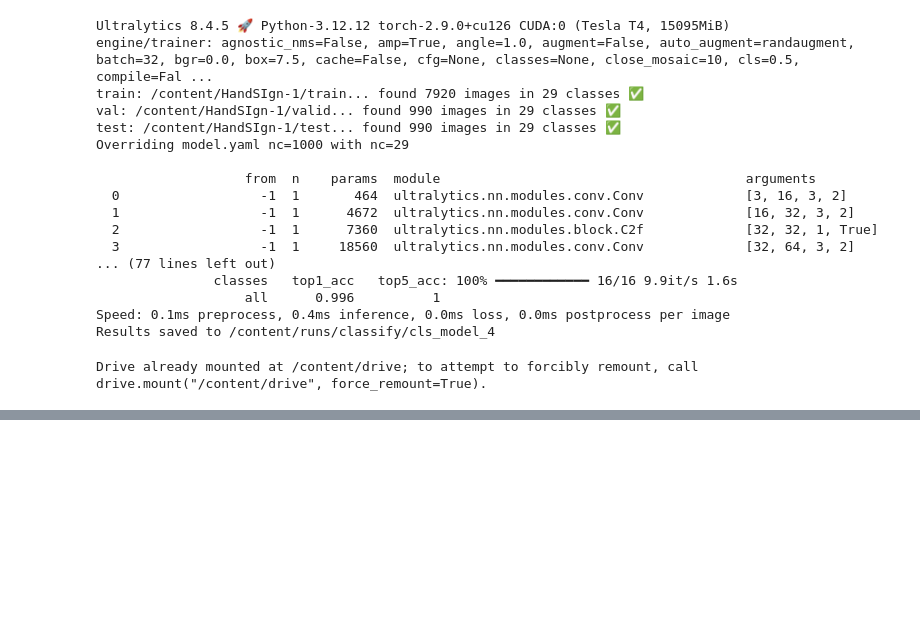
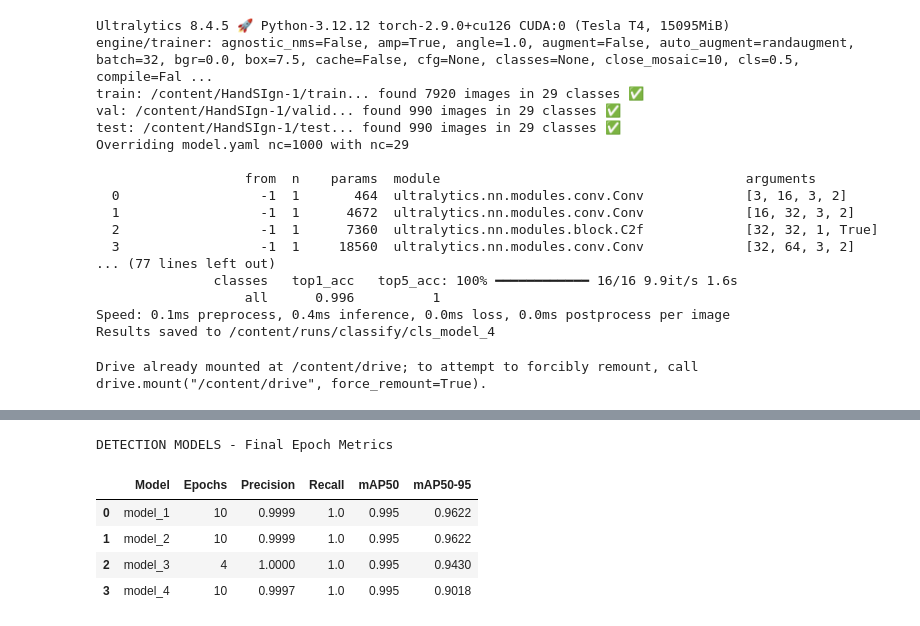
Before and after one commit to amiqdam/capstone4, a Jupyter notebook: Capstone4_Ahmad_Miqdam_Nur_Amany-2.ipynb, the cells around one changed output, grey strips where cells are left out. Saved outputs shown, nothing was run; the diff lists cells and outputs as text; code cells hidden in the pictures; blank space fills up the shorter version.

```diff
--- a/Capstone4_Ahmad_Miqdam_Nur_Amany-2.ipynb
+++ b/Capstone4_Ahmad_Miqdam_Nur_Amany-2.ipynb
@@ -602,0 +564,25 @@ Streamlit / Gradio Interface
+# %%
+# Directories
+runs_dir = "runs"
+classify_dir = os.path.join(runs_dir, "classify")
+detect_dir = os.path.join(runs_dir, "detect")
+
+# Load Detection models
+df_detect = {}
+for model_folder in sorted(os.listdir(detect_dir)):
+    model_path = os.path.join(detect_dir, model_folder)
+    results_csv = os.path.join(model_path, "results.csv")
+    if os.path.isdir(model_path) and os.path.exists(results_csv):
+        df_detect[model_folder] = pd.read_csv(results_csv)
+        df_detect[model_folder].columns = df_detect[model_folder].columns.str.strip()
+        print(f"Loaded: {model_folder}")
+
+# Load Classification models
+df_classify = {}
+for model_folder in sorted(os.listdir(classify_dir)):
+    model_path = os.path.join(classify_dir, model_folder)
+    results_csv = os.path.join(model_path, "results.csv")
+    if os.path.isdir(model_path) and os.path.exists(results_csv):
+        df_classify[model_folder] = pd.read_csv(results_csv)
+        df_classify[model_folder].columns = df_classify[model_folder].columns.str.strip()
+        print(f"Loaded: {model_folder}")
@@ -602,0 +597,25 @@ Streamlit / Gradio Interface
+# %%
+# Detection Models Summary Table
+print("DETECTION MODELS - Final Epoch Metrics")
+
+detect_summary = []
+for name, df in df_detect.items():
+    last_row = df.iloc[-1]
+    detect_summary.append({
+        'Model': name,
+        'Epochs': int(last_row['epoch']),
+        'Precision': round(float(last_row['metrics/precision(B)']), 4),
+        'Recall': round(float(last_row['metrics/recall(B)']), 4),
+        'mAP50': round(float(last_row['metrics/mAP50(B)']), 4),
+        'mAP50-95': round(float(last_row['metrics/mAP50-95(B)']), 4)
+    })
+
+detect_summary_df = pd.DataFrame(detect_summary)
+detect_summary_df
+# %% [output]
+DETECTION MODELS - Final Epoch Metrics
+|  | Model | Epochs | Precision | Recall | mAP50 | mAP50-95 |
+| 0 | model_1 | 10 | 0.9999 | 1.0 | 0.995 | 0.9622 |
+| 1 | model_2 | 10 | 0.9999 | 1.0 | 0.995 | 0.9622 |
+| 2 | model_3 | 4 | 1.0000 | 1.0 | 0.995 | 0.9430 |
+| 3 | model_4 | 10 | 0.9997 | 1.0 | 0.995 | 0.9018 |
```
Also changed, not shown: parts of 13 cells of this notebook, 4 other files.
